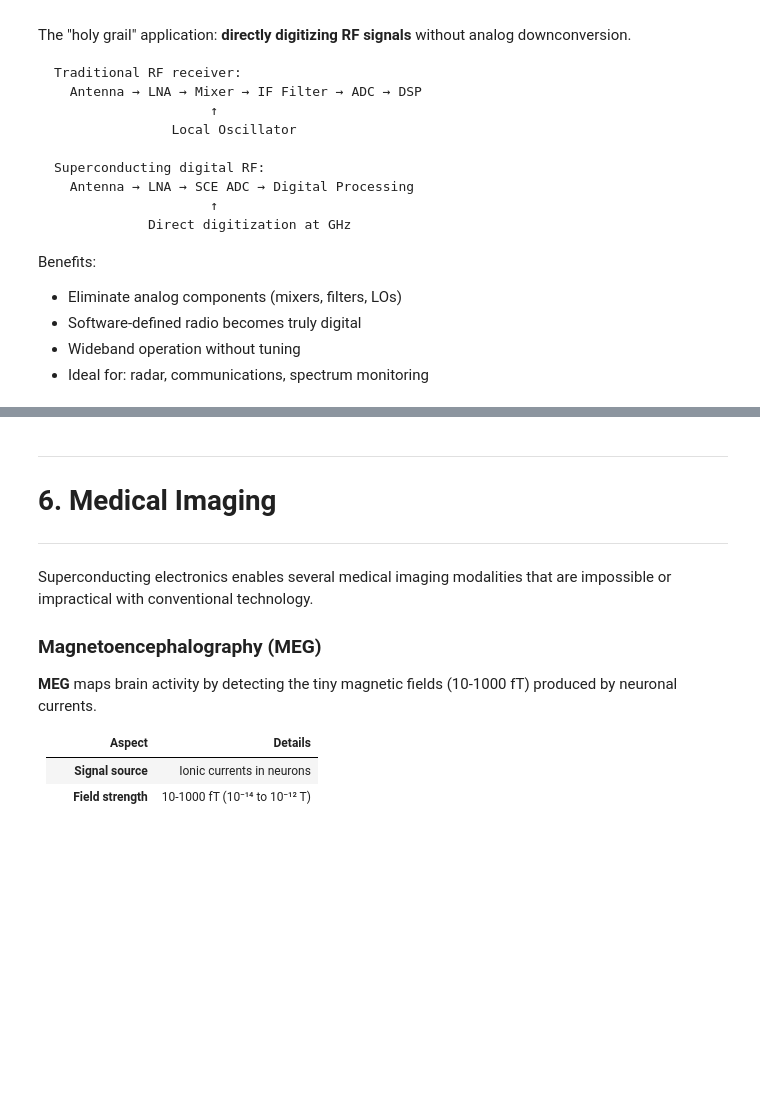
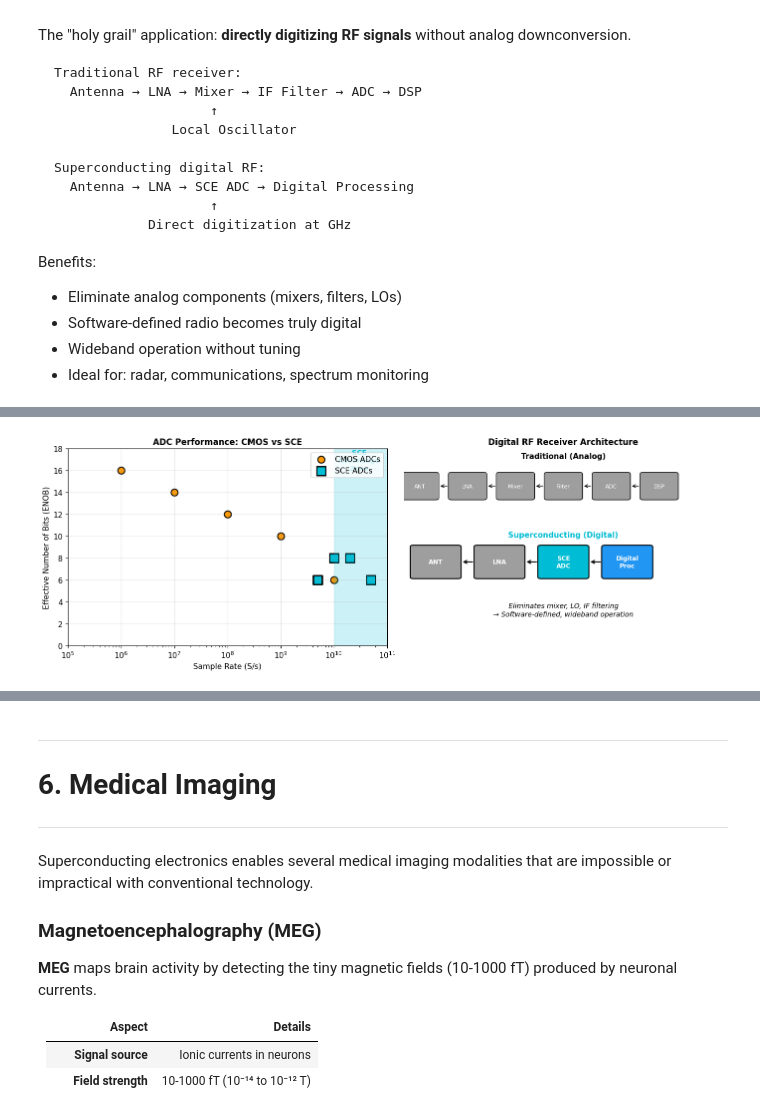
Before and after one commit to Adiabatic-Machines/sce-futures, a Jupyter notebook: notebooks/12_classical_applications.ipynb, the cells around one changed output, grey strips where cells are left out. Drawn from its saved outputs; the diff is of its cells as text; code cells hidden in the pictures; blank space fills up the shorter version.

```diff
--- a/notebooks/12_classical_applications.ipynb
+++ b/notebooks/12_classical_applications.ipynb
@@ -659,0 +586,80 @@ print("Applications: radar, communications, spectrum monitoring, radio astronomy
+# %%
+# Visualize: ADC performance comparison (Walden chart style)
+fig, (ax1, ax2) = plt.subplots(1, 2, figsize=(14, 5))
+
+# Left: Sample rate vs resolution (simplified Walden chart)
+# CMOS ADCs
+cmos_rates = [1e6, 10e6, 100e6, 1e9, 10e9]  # Sample rate
+cmos_enob = [16, 14, 12, 10, 6]  # Effective bits
+
+# SCE ADCs (demonstrated/projected)
+sce_rates = [5e9, 10e9, 20e9, 50e9]
+sce_enob = [6, 8, 8, 6]
+
+ax1.scatter(cmos_rates, cmos_enob, s=100, c=COLORS['secondary'],
+           label='CMOS ADCs', edgecolors='black', linewidth=1.5)
+ax1.scatter(sce_rates, sce_enob, s=150, c=COLORS['superconducting'],
+           label='SCE ADCs', edgecolors='black', linewidth=2, marker='s')
+
+ax1.set_xscale('log')
+ax1.set_xlabel('Sample Rate (S/s)', fontsize=11)
+ax1.set_ylabel('Effective Number of Bits (ENOB)', fontsize=11)
+ax1.set_title('ADC Performance: CMOS vs SCE', fontsize=12, fontweight='bold')
+ax1.legend(loc='upper right')
+ax1.grid(True, alpha=0.3)
+ax1.set_xlim(1e5, 1e11)
+ax1.set_ylim(0, 18)
+
+# Highlight SCE advantage region
+ax1.axvspan(10e9, 100e9, alpha=0.2, color=COLORS['superconducting'])
+ax1.text(30e9, 16, 'SCE\nAdvantage\nZone', fontsize=10, ha='center',
+        color=COLORS['superconducting'], fontweight='bold')
+
+# Right: Digital RF concept
+ax2.set_title('Digital RF Receiver Architecture', fontsize=12, fontweight='bold')
+ax2.axis('off')
+
+# Traditional
+ax2.text(0.5, 0.95, 'Traditional (Analog)', fontsize=11, ha='center',
+        fontweight='bold', transform=ax2.transAxes)
+trad_blocks = [('ANT', 0.05), ('LNA', 0.2), ('Mixer', 0.35), ('Filter', 0.5),
+               ('ADC', 0.65), ('DSP', 0.8)]
+for name, x in trad_blocks:
+    rect = FancyBboxPatch((x-0.05, 0.75), 0.1, 0.12, boxstyle="round,pad=0.01",
+                          facecolor=COLORS['normal'], edgecolor='black',
+                          linewidth=1, transform=ax2.transAxes)
+    ax2.add_patch(rect)
+    ax2.text(x, 0.81, name, fontsize=8, ha='center', va='center',
+            transform=ax2.transAxes, color='white')
+    if x < 0.8:
+        ax2.annotate('', xy=(x+0.06, 0.81), xytext=(x+0.09, 0.81),
+                    arrowprops=dict(arrowstyle='->', color='black', lw=1),
+                    transform=ax2.transAxes)
+
+# SCE Digital RF
+ax2.text(0.5, 0.55, 'Superconducting (Digital)', fontsize=11, ha='center',
+        fontweight='bold', color=COLORS['superconducting'], transform=ax2.transAxes)
+sce_blocks = [('ANT', 0.1, COLORS['normal']), ('LNA', 0.3, COLORS['normal']),
+              ('SCE\nADC', 0.5, COLORS['superconducting']), ('Digital\nProc', 0.7, COLORS['primary'])]
+for name, x, color in sce_blocks:
+    rect = FancyBboxPatch((x-0.07, 0.35), 0.14, 0.15, boxstyle="round,pad=0.01",
+                          facecolor=color, edgecolor='black',
+                          linewidth=1.5, transform=ax2.transAxes)
+    ax2.add_patch(rect)
+    ax2.text(x, 0.425, name, fontsize=9, ha='center', va='center',
+            transform=ax2.transAxes, color='white', fontweight='bold')
+    if x < 0.7:
+        ax2.annotate('', xy=(x+0.08, 0.425), xytext=(x+0.12, 0.425),
+                    arrowprops=dict(arrowstyle='->', color='black', lw=1.5),
+                    transform=ax2.transAxes)
+
+ax2.text(0.5, 0.15, 'Eliminates mixer, LO, IF filtering\n→ Software-defined, wideband operation',
+        fontsize=10, ha='center', transform=ax2.transAxes, style='italic')
+
+plt.tight_layout()
+plt.show()
+
+print("SCE ADCs enable direct RF digitization at rates impossible with CMOS.")
+print("Applications: radar, communications, spectrum monitoring, radio astronomy.")
+# %% [output]
+[figure, added]
```
Also changed, not shown: parts of 10 cells of this notebook.
